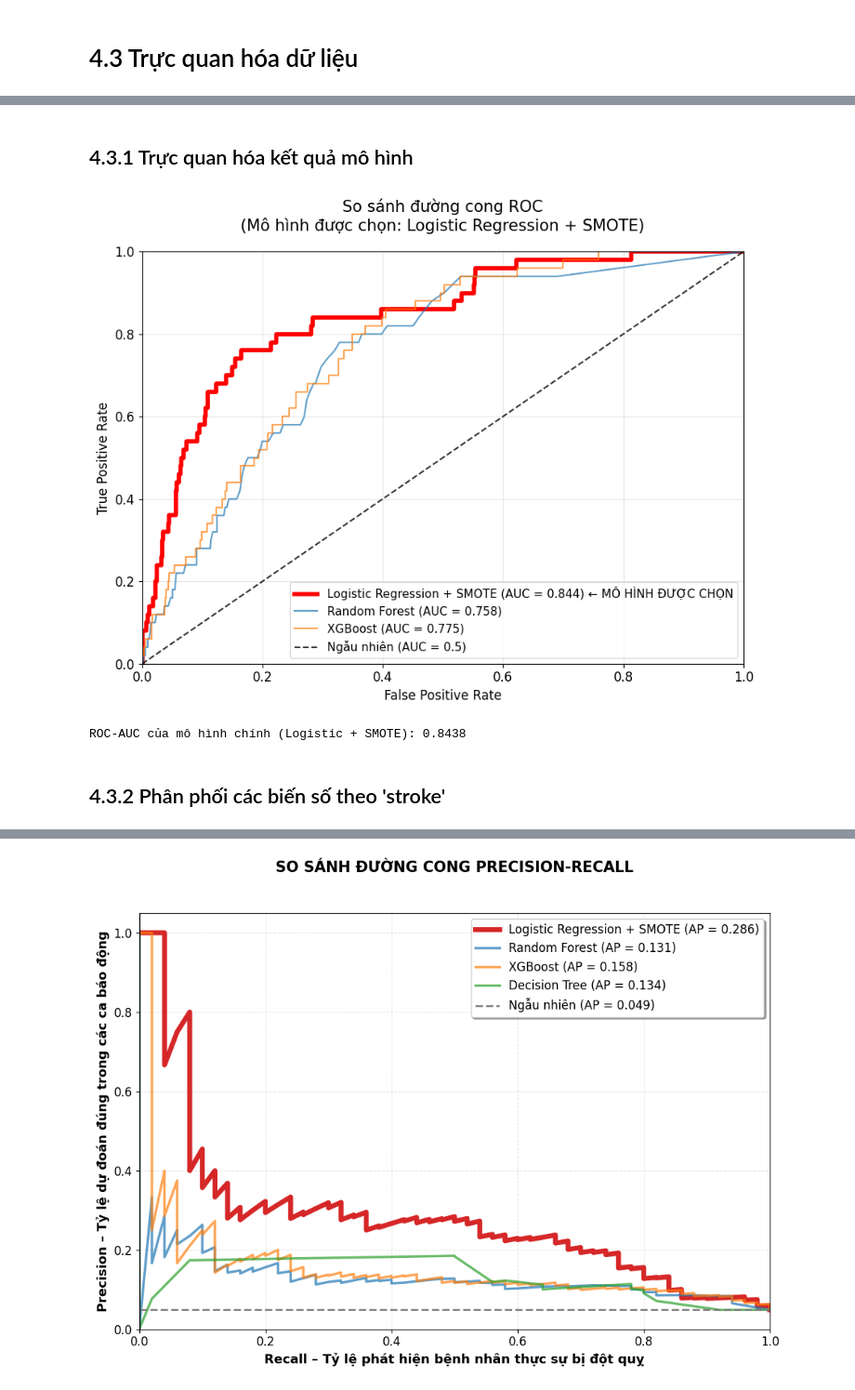
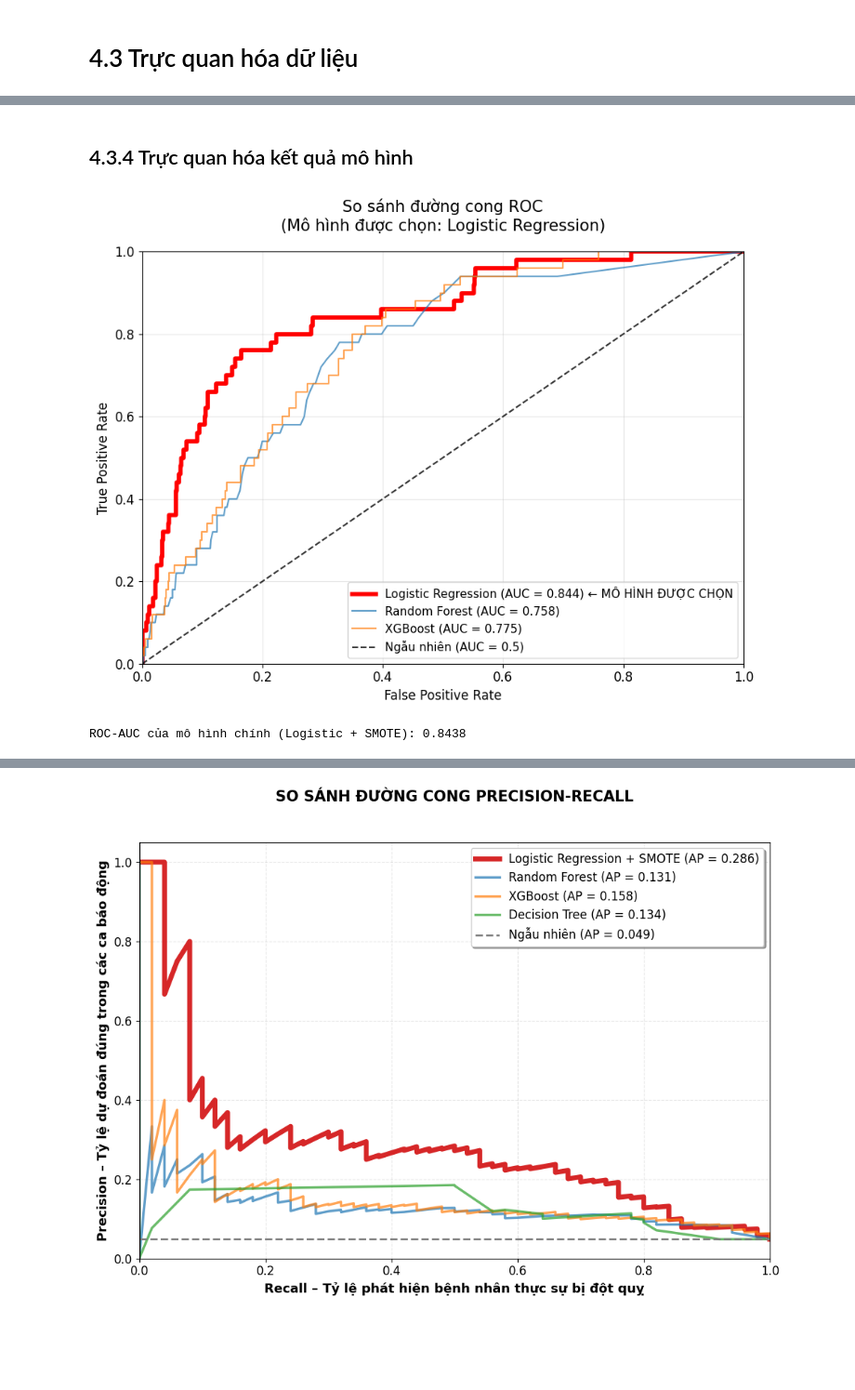
Before and after one commit to Toan510/DataAnalyst_STROKE, a Jupyter notebook: exerciese/DOAN_CUOIKY/phancum_phannhom_trucquanhoa.ipynb, the cells around one changed output, grey strips where cells are left out. Shown at 93% size. Cells and saved outputs as stored; diff of their text form; code cells hidden in the pictures; blank space fills up the shorter version.

```diff
--- a/exerciese/DOAN_CUOIKY/phancum_phannhom_trucquanhoa.ipynb
+++ b/exerciese/DOAN_CUOIKY/phancum_phannhom_trucquanhoa.ipynb
@@ -587,5 +697,5 @@ Các biến phân loại có độ quan trọng thấp hơn
 # %% [markdown]
-## 4.3.1 Trực quan hóa kết quả mô hình
+## 4.3.4 Trực quan hóa kết quả mô hình
 # %%
 import matplotlib.pyplot as plt
 import seaborn as sns
@@ -622,7 +732,7 @@ for name in possible_names:
 
 # Nếu không tìm thấy → in list biến để bạn sửa thủ công
 if logistic_model is None:
-    print("Không tự động tìm thấy mô hình Logistic + SMOTE")
+    print("Không tự động tìm thấy mô hình Logistic")
     print("Các biến hiện có (có chứa 'model' hoặc 'log'):",
           [name for name in globals().keys() if not name.startswith('_') and ('model' in name.lower() or 'log' in name.lower() or 'clf' in name)])
     print("\nVui lòng sửa tên biến ở dòng dưới đây:")
@@ -637,37 +747,35 @@ roc_auc = auc(fpr, tpr)
 
 plt.plot(fpr, tpr,
          color='red', linewidth=4,
-         label=f'Logistic Regression + SMOTE (AUC = {roc_auc:.3f}) ← MÔ HÌNH ĐƯỢC CHỌN')
+         label=f'Logistic Regression (AUC = {roc_auc:.3f}) ← MÔ HÌNH ĐƯỢC CHỌN')
 
 # Vẽ thêm các mô hình khác nếu có (tùy chọn)
 for name, model in [('Random Forest', model_rf if 'model_rf' in globals() else None),
                     ('XGBoost', model_xgb if 'model_xgb' in globals() else None)]:
     if model is not None:
         try:
             proba = model.predict_proba(X_test)[:, 1]
             fpr2, tpr2, _ = roc_curve(y_test, proba)
             auc2 = auc(fpr2, tpr2)
             plt.plot(fpr2, tpr2, label=f'{name} (AUC = {auc2:.3f})', alpha=0.7)
         except:
             pass
 
 # Đường chéo ngẫu nhiên
 plt.plot([0, 1], [0, 1], 'k--', label='Ngẫu nhiên (AUC = 0.5)', alpha=0.8)
 
 plt.xlabel('False Positive Rate', fontsize=12)
 plt.ylabel('True Positive Rate', fontsize=12)
-plt.title('So sánh đường cong ROC\n(Mô hình được chọn: Logistic Regression + SMOTE)', fontsize=15, pad=20)
+plt.title('So sánh đường cong ROC\n(Mô hình được chọn: Logistic Regression)', fontsize=15, pad=20)
 plt.legend(fontsize=11)
 plt.grid(True, alpha=0.3)
 plt.xlim(0, 1)
 plt.ylim(0, 1)
 plt.tight_layout()
 plt.show()
 
 # In kết quả AUC để chắc chắn
 print(f"ROC-AUC của mô hình chính (Logistic + SMOTE): {roc_auc:.4f}")
 # %% [output]
-[figure, old version]
+[figure, new version]
 ROC-AUC của mô hình chính (Logistic + SMOTE): 0.8438
-# %% [markdown]
-## 4.3.2 Phân phối các biến số theo 'stroke'
```
Also changed, not shown: parts of 15 cells of this notebook.
